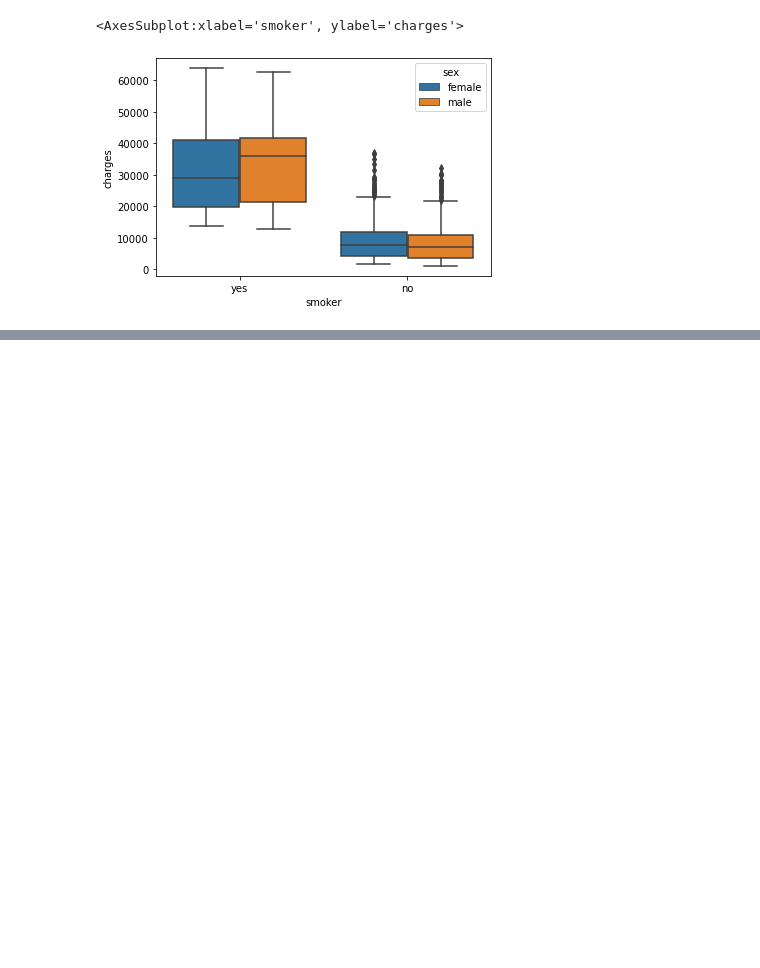
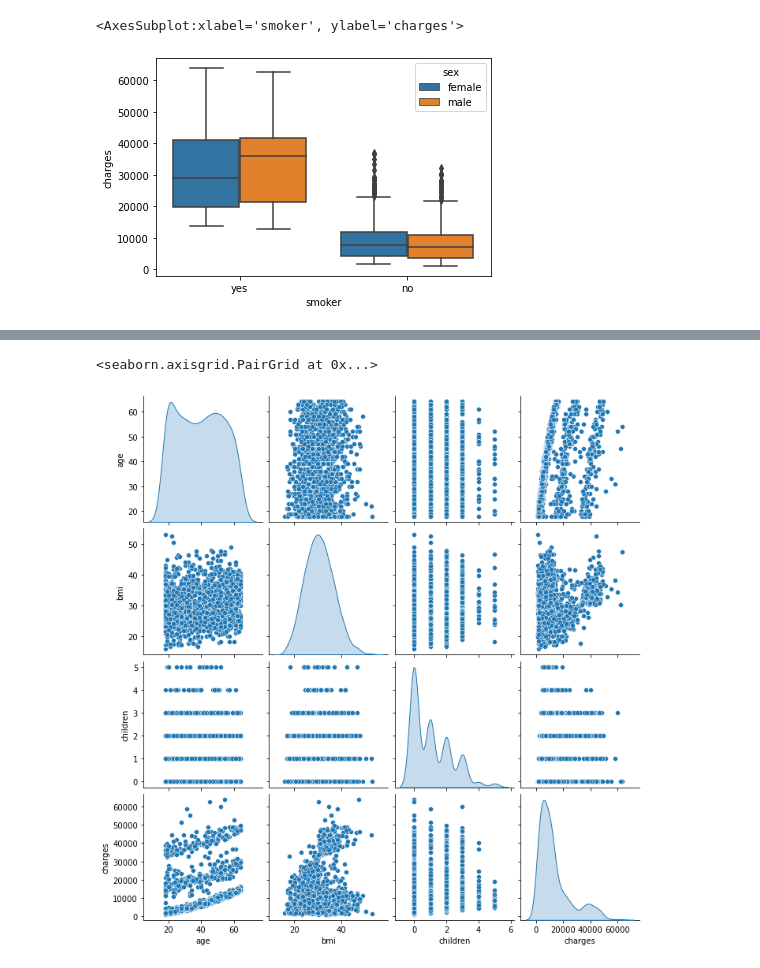
Before and after one commit to Sharathofficial/DATA602-, a Jupyter notebook: Assignment 3/EDA/EDA_Medical_Insurance.ipynb, the cells around one changed output, grey strips where cells are left out. Saved outputs shown, nothing was run; the diff lists cells and outputs as text; code cells hidden in the pictures; blank space fills up the shorter version.

```diff
--- a/Assignment 3/EDA/EDA_Medical_Insurance.ipynb
+++ b/Assignment 3/EDA/EDA_Medical_Insurance.ipynb
@@ -109,0 +158,5 @@ This data shows male and female who are smoker have high insurance rate compared
+# %%
+sns.pairplot(df, diag_kind='kde')
+# %% [output]
+<seaborn.axisgrid.PairGrid at 0x...>
+[figure, added]
```
Also changed, not shown: parts of 19 cells of this notebook.
